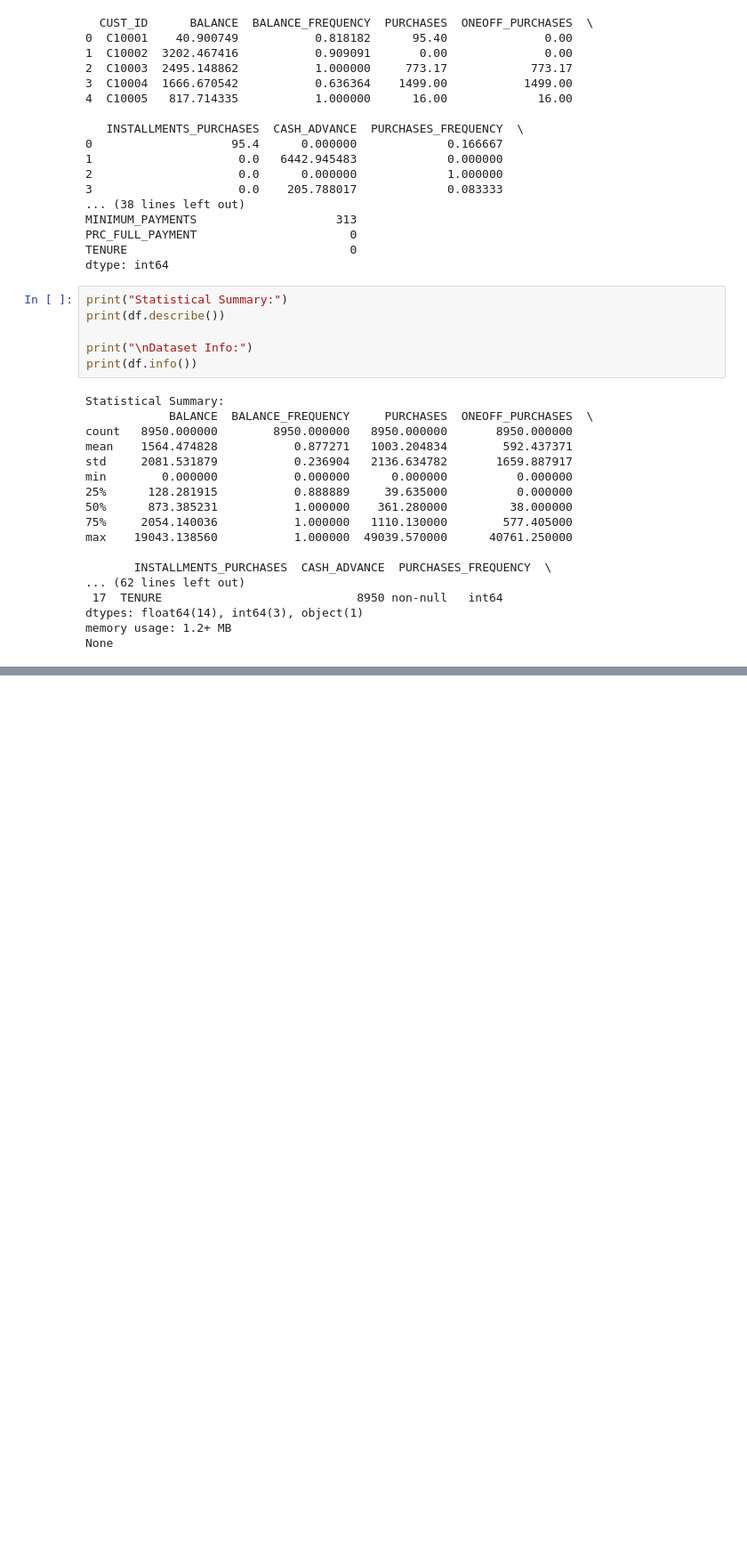
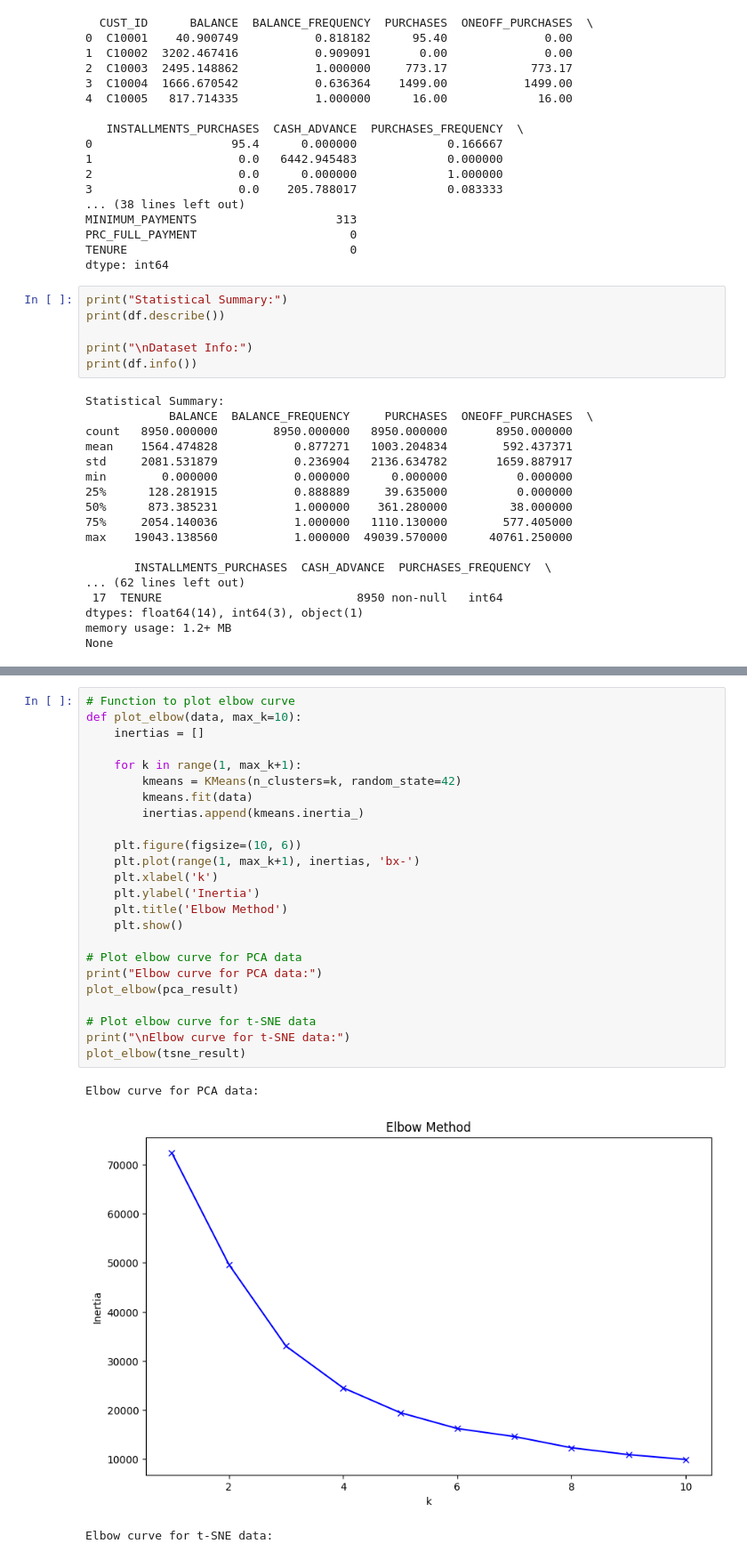
Before and after one commit to zachary013/ml-labs, a Jupyter notebook: atelier3/notebooks/atelier3_ml.ipynb, the cells around one changed output, grey strips where cells are left out. Shown at 89% size. Cells and saved outputs as stored; diff of their text form; blank space fills up the shorter version.

```diff
--- a/atelier3/notebooks/atelier3_ml.ipynb
+++ b/atelier3/notebooks/atelier3_ml.ipynb
@@ -68,0 +127,28 @@ plt.show()
+# %%
+# Function to plot elbow curve
+def plot_elbow(data, max_k=10):
+    inertias = []
+
+    for k in range(1, max_k+1):
+        kmeans = KMeans(n_clusters=k, random_state=42)
+        kmeans.fit(data)
+        inertias.append(kmeans.inertia_)
+
+    plt.figure(figsize=(10, 6))
+    plt.plot(range(1, max_k+1), inertias, 'bx-')
+    plt.xlabel('k')
+    plt.ylabel('Inertia')
+    plt.title('Elbow Method')
+    plt.show()
+
+# Plot elbow curve for PCA data
+print("Elbow curve for PCA data:")
+plot_elbow(pca_result)
+
+# Plot elbow curve for t-SNE data
+print("\nElbow curve for t-SNE data:")
+plot_elbow(tsne_result)
+# %% [output]
+Elbow curve for PCA data:
+[figure, added]
+Elbow curve for t-SNE data:
```
Also changed, not shown: parts of 7 cells of this notebook, 1 other file.
